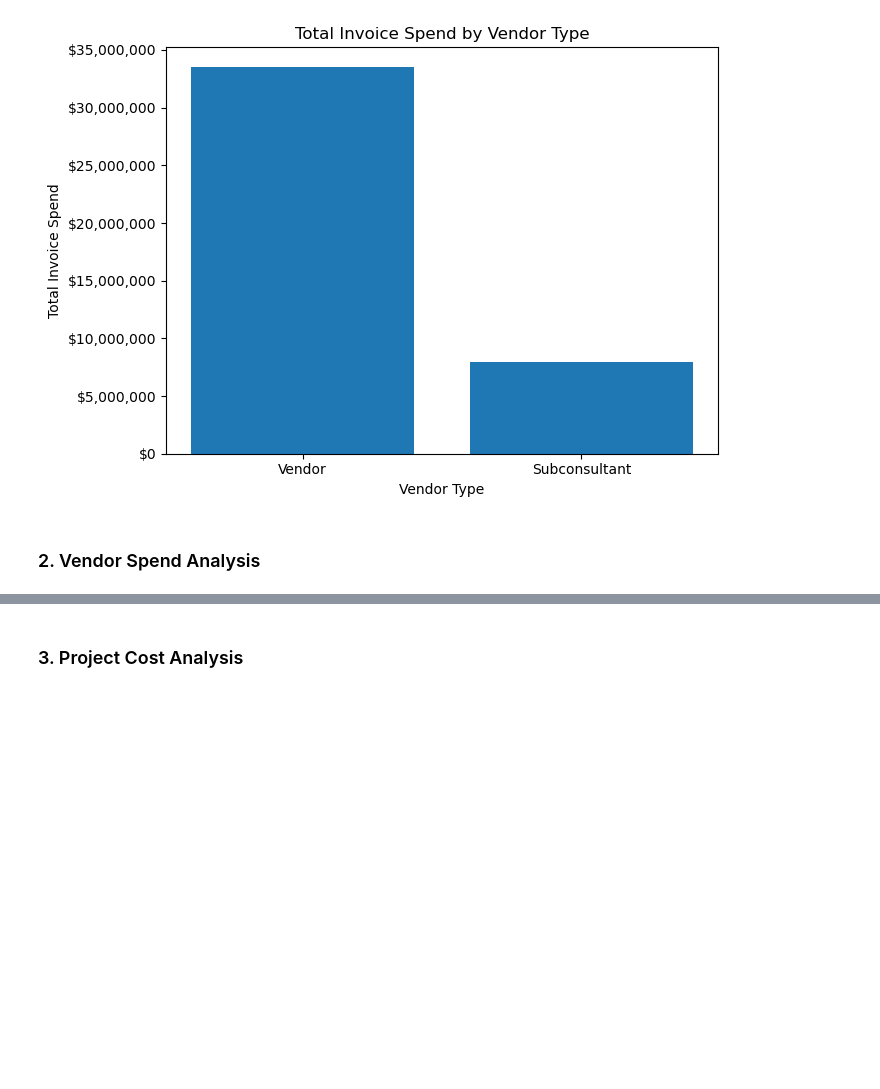
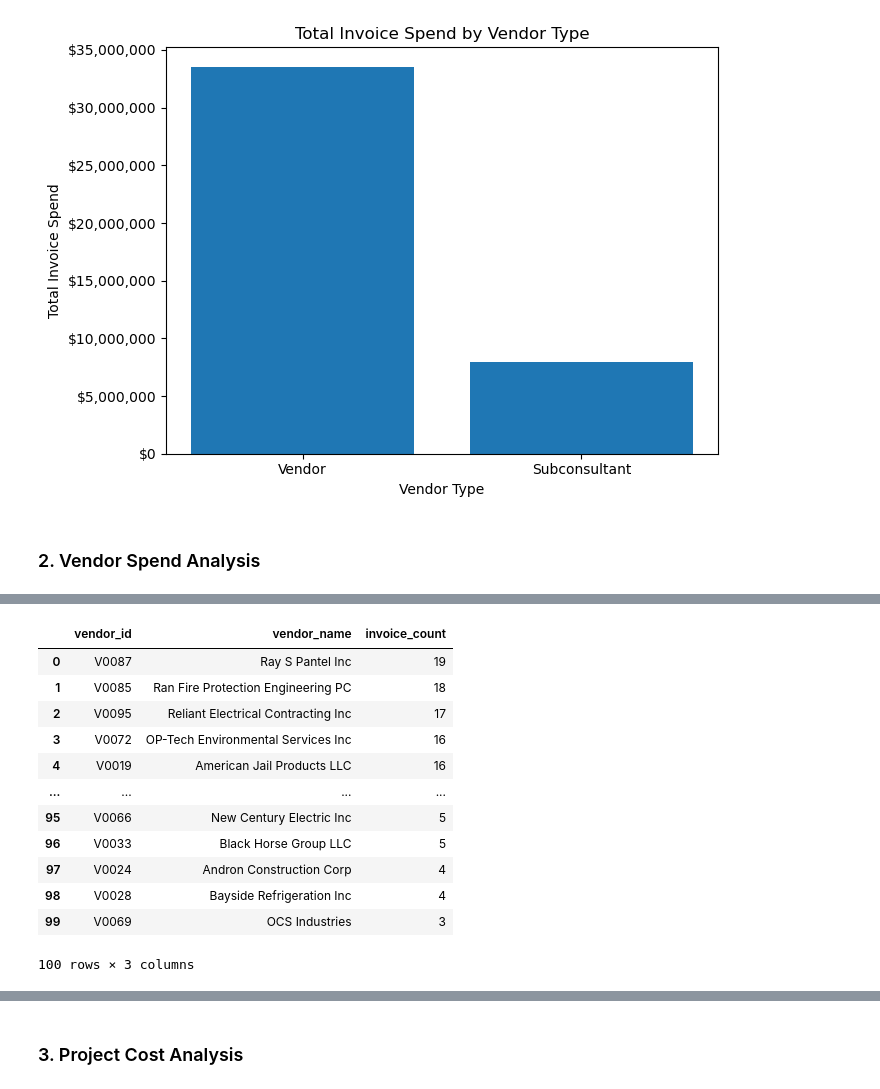
Before and after one commit to torimiller/accounts-payable-analysis, a Jupyter notebook: Notebooks/exploratory_data_analysis.ipynb, the cells around one changed output, grey strips where cells are left out. Cells and saved outputs as stored; diff of their text form; code cells hidden in the pictures; blank space fills up the shorter version.

```diff
--- a/Notebooks/exploratory_data_analysis.ipynb
+++ b/Notebooks/exploratory_data_analysis.ipynb
@@ -393,0 +437,33 @@ Horizontal bar chart: Top 10 vendors by spend
+# %%
+# Invoice count by vendor
+query = """
+SELECT
+    v.vendor_id,
+    v.vendor_name,
+    COUNT(i.invoice_id) AS invoice_count
+FROM invoices i
+JOIN vendors v
+    ON i.vendor_id = v.vendor_id
+GROUP BY
+    v.vendor_id,
+    v.vendor_name
+ORDER BY invoice_count DESC;
+"""
+
+invoice_count_by_vendor = pd.read_sql_query(query, engine)
+
+invoice_count_by_vendor
+# %% [output]
+|  | vendor_id | vendor_name | invoice_count |
+| 0 | V0087 | Ray S Pantel Inc | 19 |
+| 1 | V0085 | Ran Fire Protection Engineering PC | 18 |
+| 2 | V0095 | Reliant Electrical Contracting Inc | 17 |
+| 3 | V0072 | OP-Tech Environmental Services Inc | 16 |
+| 4 | V0019 | American Jail Products LLC | 16 |
+| ... | ... | ... | ... |
+| 95 | V0066 | New Century Electric Inc | 5 |
+| 96 | V0033 | Black Horse Group LLC | 5 |
+| 97 | V0024 | Andron Construction Corp | 4 |
+| 98 | V0028 | Bayside Refrigeration Inc | 4 |
+| 99 | V0069 | OCS Industries | 3 |
+100 rows × 3 columns
```
Also changed, not shown: parts of 13 cells of this notebook, 1 other file.
